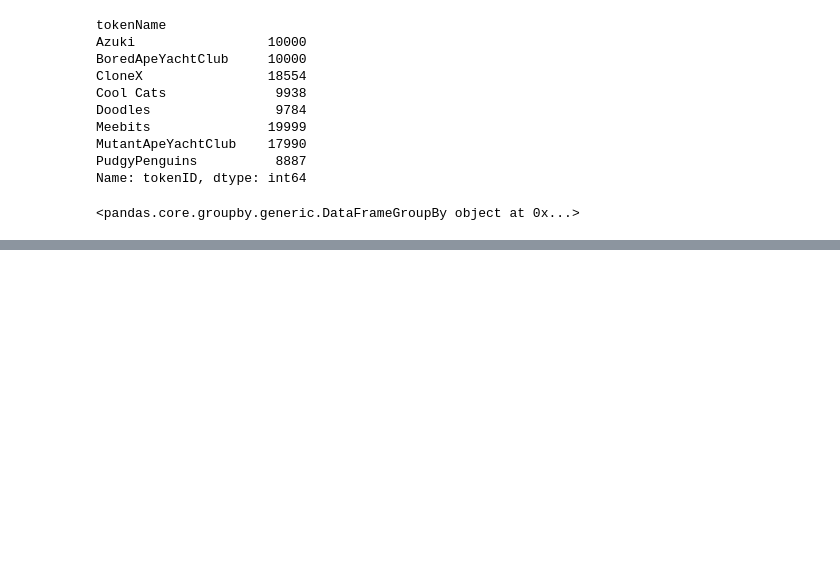
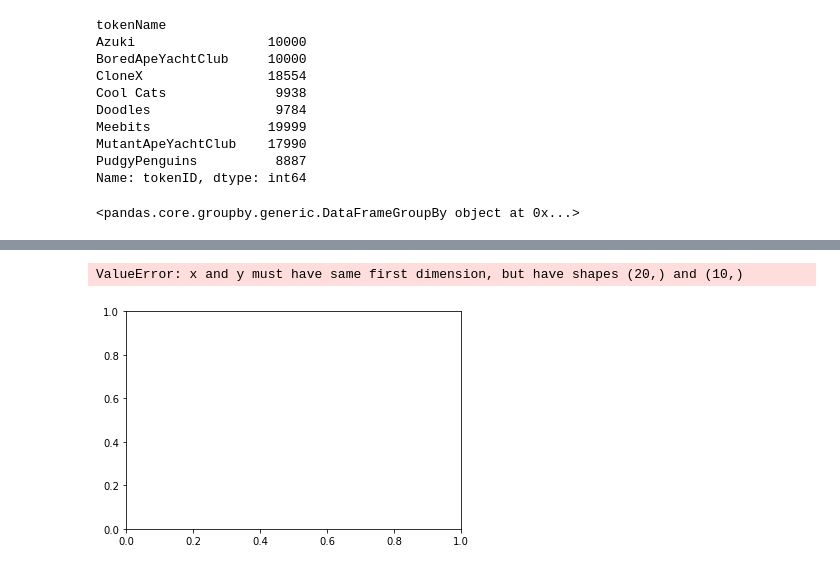
Before and after one commit to KostadinovK/Datathon-2022, a Jupyter notebook: Datathon_2022.ipynb, the cells around one changed output, grey strips where cells are left out. Cells and saved outputs as stored; diff of their text form; code cells hidden in the pictures; blank space fills up the shorter version.

```diff
--- a/Datathon_2022.ipynb
+++ b/Datathon_2022.ipynb
@@ -147,0 +190,11 @@ pd.get_dummies(bayc_features)
+# %%
+Sum_of_squared_distances = [59870.837107238796, 42816.165200366, 40363.191576060046, 38967.09418185946, 38320.23725858088, 37043.07821201664, 36219.8331295975, 35728.8078883875, 34784.69177862327, 34234.545065988255]
+plt.plot(range (1, 200, 10), Sum_of_squared_distances, 'bx-')
+plt.xlabel('k')
+plt.ylabel('Precision')
+plt.title('Elbow Method For Optimal k')
+plt.savefig('gmm.png')
+plt.show()
+# %% [output]
+ValueError: x and y must have same first dimension, but have shapes (20,) and (10,)
+[figure, added]
```
Also changed, not shown: parts of 8 cells of this notebook.
